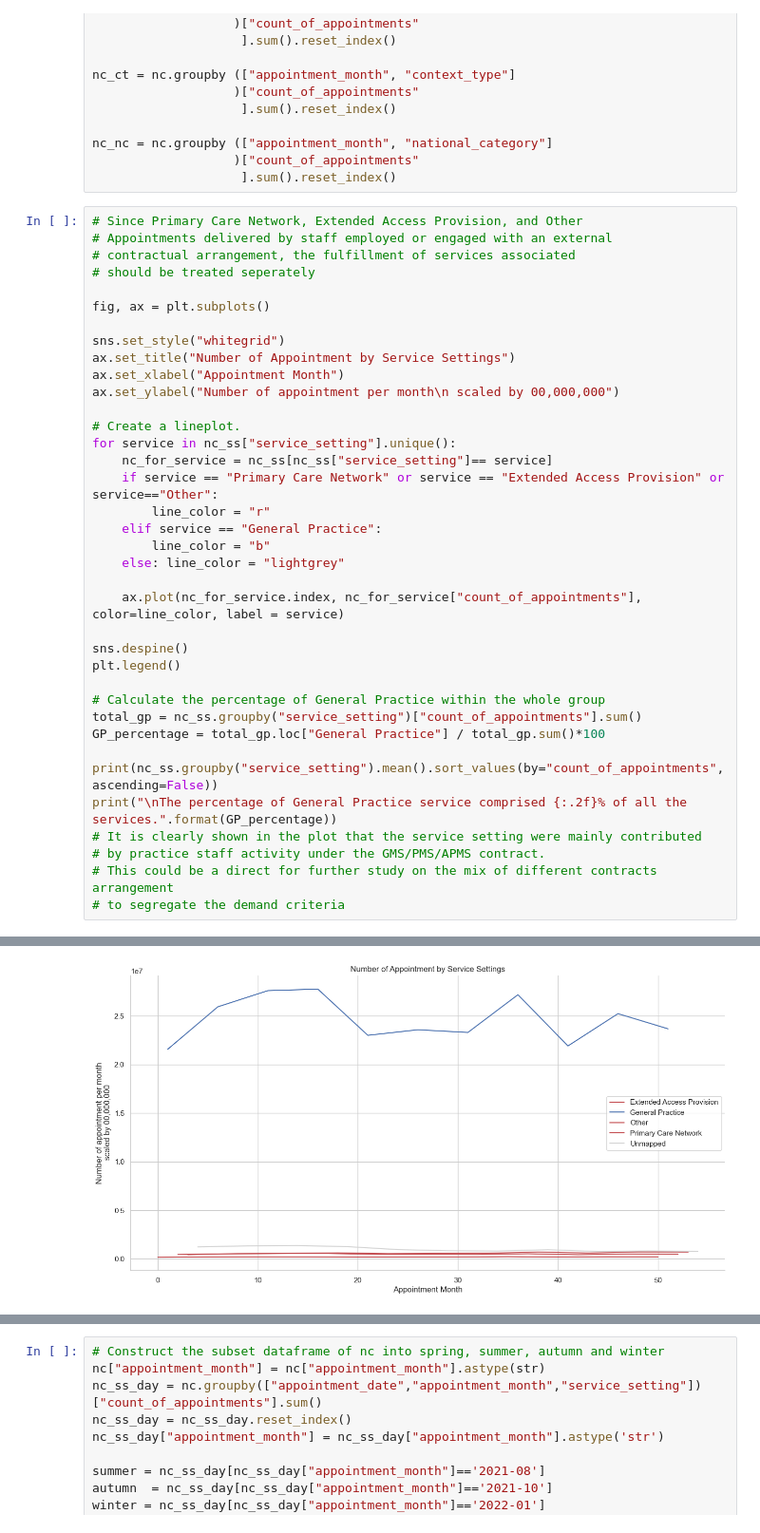
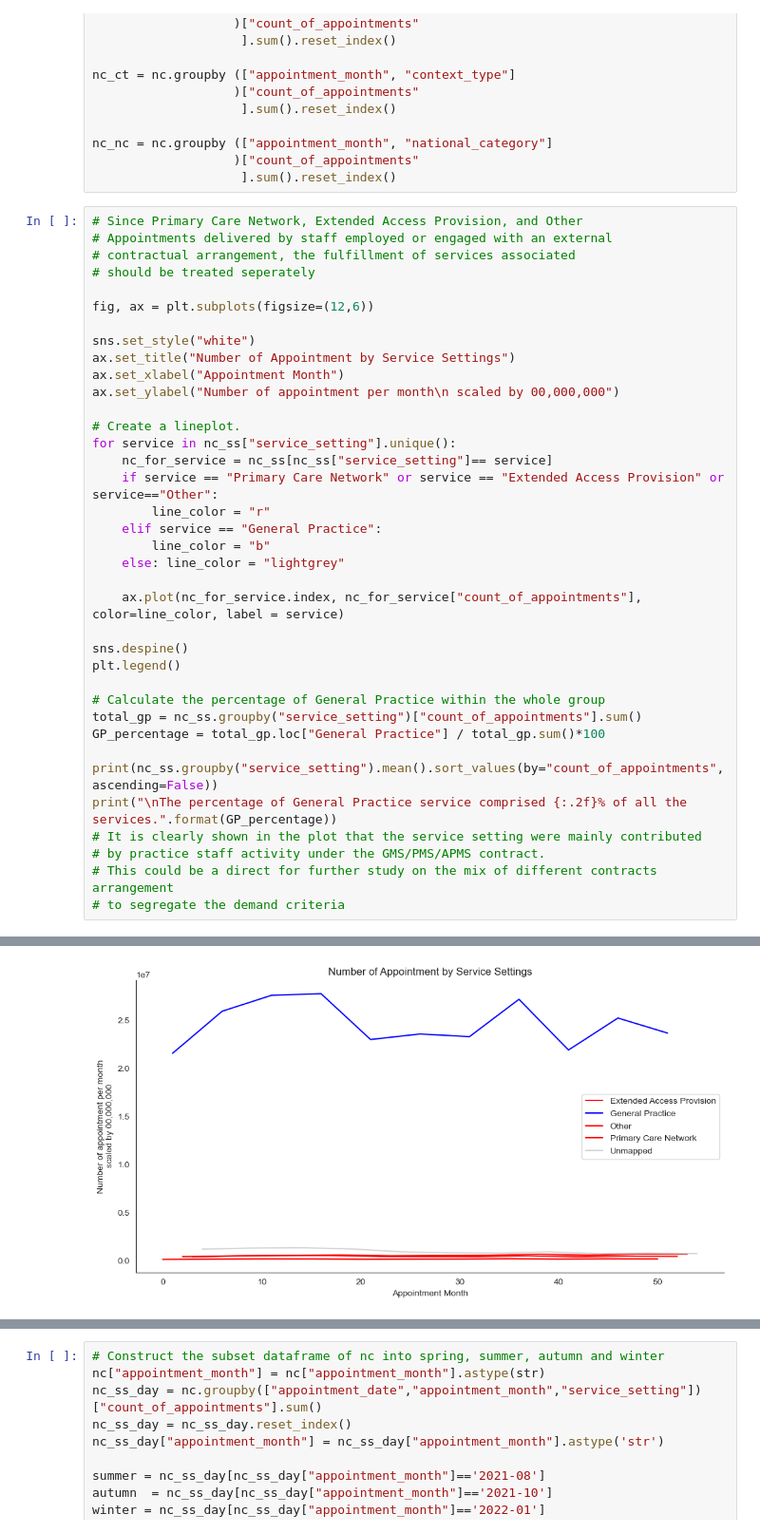
Before and after one commit to pykenneth/python_anywhere, a Jupyter notebook: LSE_DA201_Assignment_Kenneth_Lo.ipynb, the cells around one changed output, grey strips where cells are left out. Shown at 95% size. Cells and saved outputs as stored; diff of their text form.

```diff
--- a/LSE_DA201_Assignment_Kenneth_Lo.ipynb
+++ b/LSE_DA201_Assignment_Kenneth_Lo.ipynb
@@ -439,9 +439,9 @@ nc_nc = nc.groupby (["appointment_month", "national_category"]
 # contractual arrangement, the fulfillment of services associated
 # should be treated seperately
 
-fig, ax = plt.subplots()
+fig, ax = plt.subplots(figsize=(12,6))
 
-sns.set_style("whitegrid")
+sns.set_style("white")
 ax.set_title("Number of Appointment by Service Settings")
 ax.set_xlabel("Appointment Month")
 ax.set_ylabel("Number of appointment per month\n scaled by 00,000,000")
@@ -453,31 +453,31 @@ for service in nc_ss["service_setting"].unique():
         line_color = "r"
     elif service == "General Practice":
         line_color = "b"
     else: line_color = "lightgrey"
 
     ax.plot(nc_for_service.index, nc_for_service["count_of_appointments"], color=line_color, label = service)
 
 sns.despine()
 plt.legend()
 
 # Calculate the percentage of General Practice within the whole group
 total_gp = nc_ss.groupby("service_setting")["count_of_appointments"].sum()
 GP_percentage = total_gp.loc["General Practice"] / total_gp.sum()*100
 
 print(nc_ss.groupby("service_setting").mean().sort_values(by="count_of_appointments", ascending=False))
 print("\nThe percentage of General Practice service comprised {:.2f}% of all the services.".format(GP_percentage))
 # It is clearly shown in the plot that the service setting were mainly contributed
 # by practice staff activity under the GMS/PMS/APMS contract.
 # This could be a direct for further study on the mix of different contracts arrangement
 # to segregate the demand criteria
 # %% [output]
                            count_of_appointments
 service_setting
 General Practice                    2.461924e+07
 Unmapped                            1.007346e+06
 Primary Care Network                5.961260e+05
 Other                               4.927342e+05
 Extended Access Provision           1.978915e+05
 
 The percentage of General Practice service comprised 91.48% of all the services.
-[figure, old version]
+[figure, new version]
```
Also changed, not shown: parts of 20 cells of this notebook.
